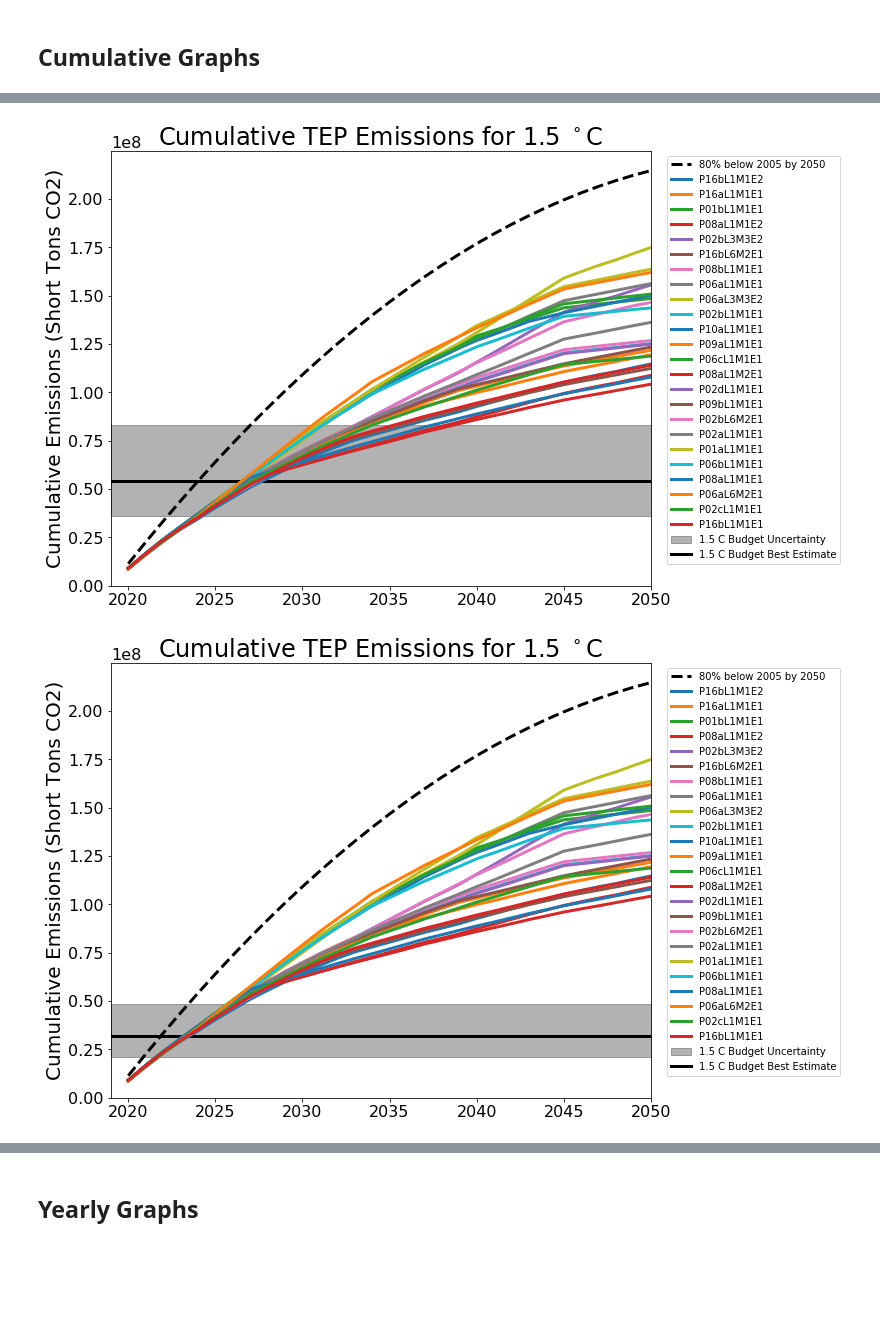
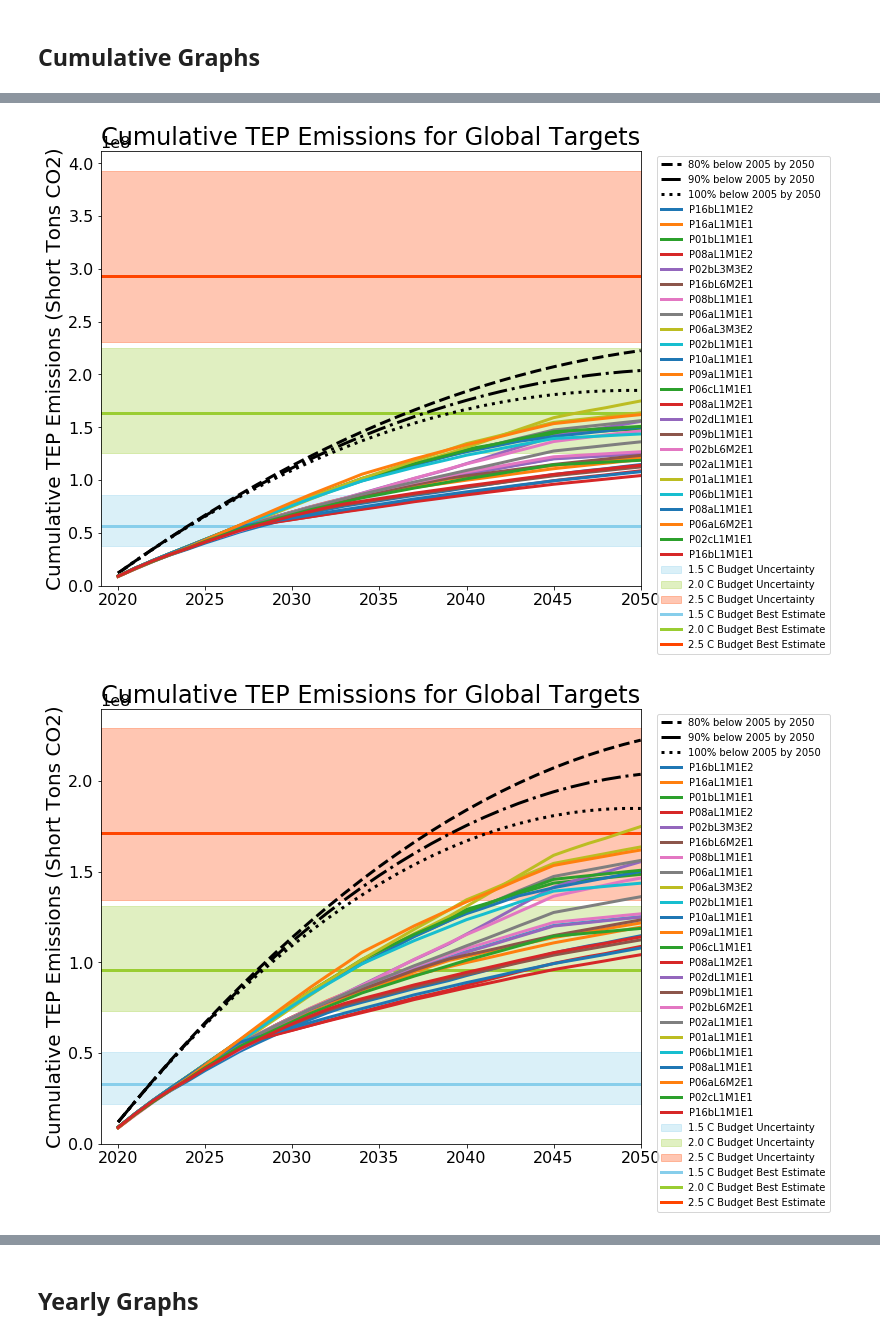
Before and after one commit to CLIMAS-UA/tepcarbon, a Jupyter notebook: tep_carbon.ipynb, the cells around one changed output, grey strips where cells are left out. Drawn from its saved outputs; the diff is of its cells as text; code cells hidden in the pictures; blank space fills up the shorter version.

Commit message:
2019 data. 80,90,100 pct reductions

```diff
--- a/tep_carbon.ipynb
+++ b/tep_carbon.ipynb
@@ -643,0 +628,3 @@ Name: 80% below 2005 by 2050, dtype: float64
+# %%
+yearly_emissions_by2050_cumulative = yearly_emissions_by2050.cumsum()
+yearly_emissions_by2050_cumulative
@@ -1133,14 +1314,19 @@ yearly_emissions_80by50_styles = dict(
 # %%
-def cumulative_plot(carbon_budget_tep, target, fig_ax=None):
-    if fig_ax is None:
-        fig, ax = plt.subplots(figsize=(12, 8))
-        fig.subplots_adjust(right=0.75)
-    else:
-        fig, ax = fig_ax
-    color = 'k'
-    ax.axhline(carbon_budget_tep['best'], label=f'{target} C Budget Best Estimate', color=color)
-    ax.fill_between((cumulative.index[0] - 1, cumulative.index[-1] + 1), carbon_budget_tep['low'], carbon_budget_tep['high'], color=color, alpha=0.3, label=f'{target} C Budget Uncertainty')
-    ax.set_xlim(cumulative.index[0] - 1, cumulative.index[-1])
-    ax.set_ylabel('Cumulative Emissions (Short Tons CO2)')
-    ax.set_title(f'Cumulative TEP Emissions for {target} $^\circ$C')
+def cumulative_plot_base(carbon_budgets_tep):
+    """
+    Parameters
+    ----------
+    carbon_budget_tep : DataFrame
+
+    """
+    fig, ax = plt.subplots(figsize=(12, 8))
+    fig.subplots_adjust(right=0.75)
+    finite_cy_iter = iter(cycler(color=['skyblue', 'yellowgreen', 'orangered']))
+    for target, budget in carbon_budgets_tep.items():
+        styles = dict(next(finite_cy_iter))
+        ax.axhline(budget['best'], label=f'{target} C Budget Best Estimate', **styles)
+        ax.fill_between((cumulative.index[0] - 1, cumulative.index[-1] + 1), budget['low'], budget['high'], alpha=0.3, label=f'{target} C Budget Uncertainty', **styles)
+        ax.set_xlim(cumulative.index[0] - 1, cumulative.index[-1])
+    ax.set_ylabel('Cumulative TEP Emissions (Short Tons CO2)')
+    ax.set_title(f'Cumulative TEP Emissions for Global Targets')
     return fig, ax
@@ -1181,41 +1333,40 @@ data/Portfolio Summary - P16bL1M1E1.xlsx
 # %%
-target = 1.5
-fig, ax = cumulative_plot(carbon_budgets_tep_emissions_based[target], target)
+fig, ax = cumulative_plot_base(carbon_budgets_tep_emissions_based)
 
-ax.plot(yearly_emissions_80by50_cumulative.index, yearly_emissions_80by50_cumulative.values, **yearly_emissions_80by50_styles)
+emissions_by2050_plot(yearly_emissions_by2050_cumulative, (fig, ax))
 
 ax.set_ylim(0, None)
 ax.legend(**legend_kwargs)
-
-fig.savefig(output_path / f'portfolios_{target}C_emissions_based_no_portfolios.png', dpi=300)
+fig.savefig(output_path / f'portfolios_1.5_2.0_2.5_C_emissions_based_no_portfolios.png', dpi=300)
 
 for name, cumulative in cumulatives.items():
     ax.plot(cumulative.index, cumulative.values, zorder=10, label=name)
 
+ax.set_ylim(0, None)
 handles, labels = ax.get_legend_handles_labels()
-ax.legend(handles[1:] + [handles[0]], labels[1:] + [labels[0]], **legend_kwargs)
+ax.legend(handles[3:] + handles[0:3], labels[3:] + labels[0:3], **legend_kwargs)
 
-fig.savefig(output_path / f'portfolios_{target}C_emissions_based.png', dpi=300)
+fig.savefig(output_path / 'portfolios_1.5_2.0_2.5_C_emissions_based.png', dpi=300)
 # %% [output]
-[figure, old version]
+[figure, new version]
 # %%
-target = 1.5
-fig, ax = cumulative_plot(carbon_budgets_tep_generation_based[target], target)
+fig, ax = cumulative_plot_base(carbon_budgets_tep_generation_based)
 
-ax.plot(yearly_emissions_80by50_cumulative.index, yearly_emissions_80by50_cumulative.values, **yearly_emissions_80by50_styles)
+emissions_by2050_plot(yearly_emissions_by2050_cumulative, (fig, ax))
 
 ax.set_ylim(0, None)
 ax.legend(**legend_kwargs)
-fig.savefig(output_path / f'portfolios_{target}C_generation_based_no_portfolios.png', dpi=300)
+fig.savefig(output_path / f'portfolios_1.5_2.0_2.5_C_generation_based_no_portfolios.png', dpi=300)
 
 for name, cumulative in cumulatives.items():
     ax.plot(cumulative.index, cumulative.values, zorder=10, label=name)
 
+ax.set_ylim(0, None)
 handles, labels = ax.get_legend_handles_labels()
-ax.legend(handles[1:] + [handles[0]], labels[1:] + [labels[0]], **legend_kwargs)
+ax.legend(handles[3:] + handles[0:3], labels[3:] + labels[0:3], **legend_kwargs)
 
-fig.savefig(output_path / f'portfolios_{target}C_generation_based.png', dpi=300)
+fig.savefig(output_path / 'portfolios_1.5_2.0_2.5_C_generation_based.png', dpi=300)
 # %% [output]
-[figure, old version]
+[figure, new version]
 # %%
 target = 2.0
```
Also changed, not shown: parts of 53 cells of this notebook, 31 other files.
